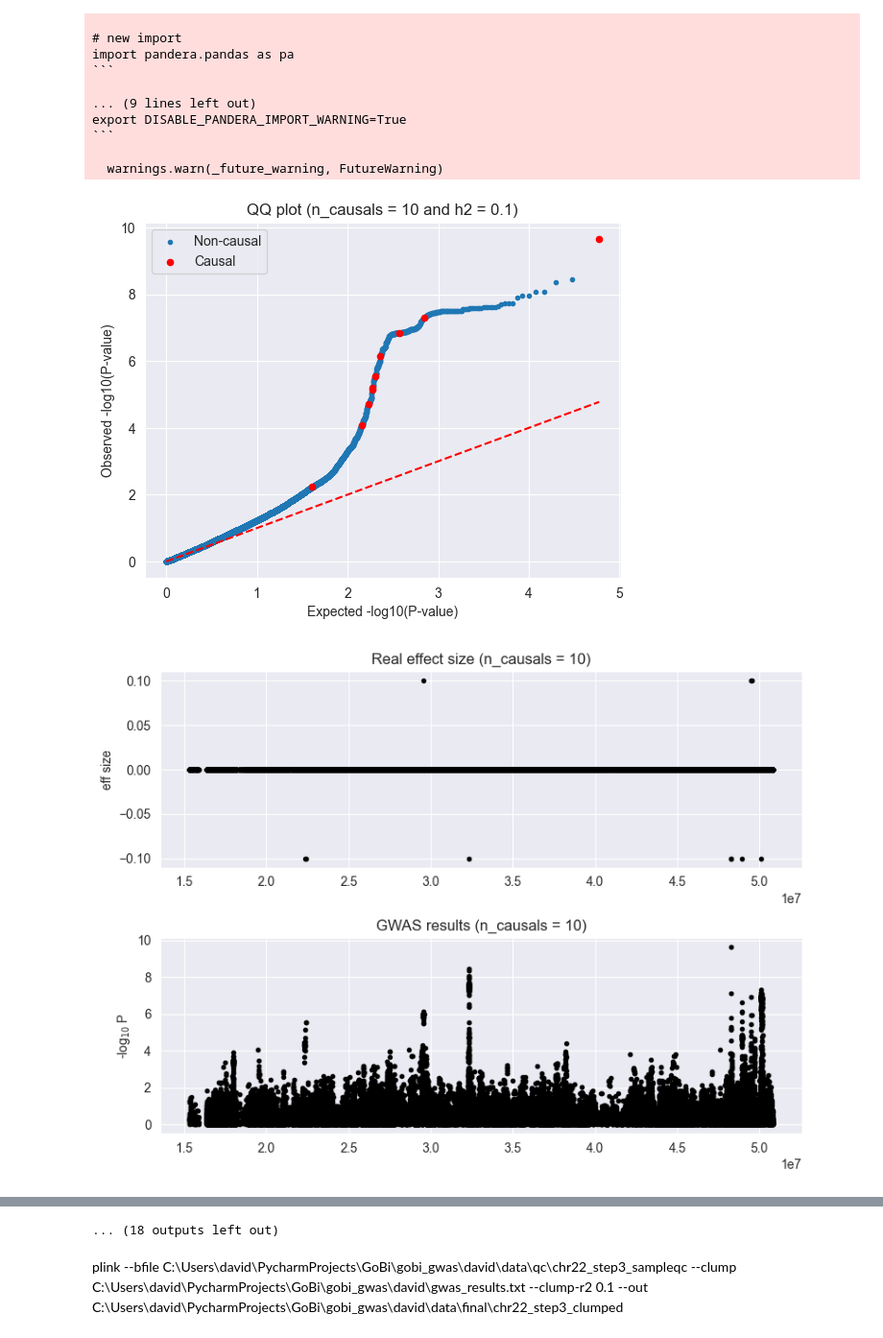
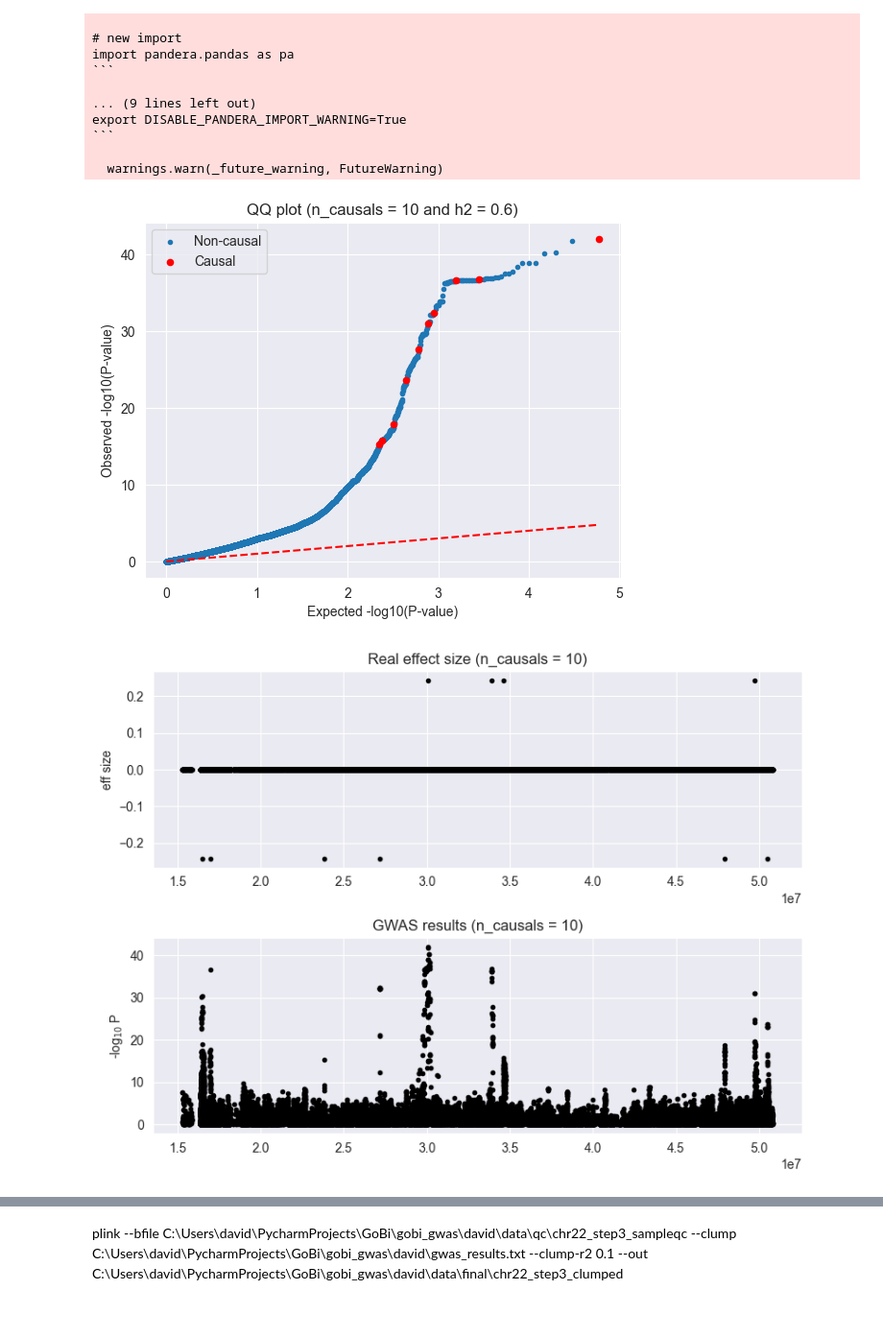
Before and after one commit to sueoglu/gobi_gwas, a Jupyter notebook: david/david_gwas.ipynb, the cells around one changed output, grey strips where cells are left out. Shown at 96% size. Cells and saved outputs as stored; diff of their text form; code cells hidden in the pictures.

```diff
--- a/david/david_gwas.ipynb
+++ b/david/david_gwas.ipynb
@@ -126,7 +128,7 @@ def simulate_pheno(X, idx_caus, var_expl, direction=None):
 
     # If no direction is provided, randomly assign a positive or negative direction for each causal variant.
     if direction is None:
-        direction = 2. * (np.random.rand(len(idx_caus)) > 0.5) - 1.
+        direction = 2. * (rng.random(len(idx_caus)) > 0.5) - 1.
     # Ensure that the number of directions matches the number of causal variant indices.
     assert len(idx_caus) == len(direction)
 
@@ -145,7 +147,7 @@ def simulate_pheno(X, idx_caus, var_expl, direction=None):
     # Compute the genetic component of the phenotype.
     yg = Xc.dot(beta)[:, None]
     # Compute the noise component of the phenotype.
-    yn = np.sqrt(ve) * np.random.randn(X.shape[0], 1)
+    yn = np.sqrt(ve) * rng.standard_normal((X.shape[0], 1))
 
     # Sum the genetic and noise components to get the simulated phenotype.
     y = yg + yn
@@ -209,35 +210,35 @@ from sklearn.model_selection import train_test_split
 # %%
 X_train, X_test = train_test_split(X_real, test_size=0.3, random_state=42)
 # %%
-n_causals = [10,20,50,75,100]
-h2s = [0.1,0.3,0.6]
+n_causals = [10] #[10,20,50,75,100]
+h2s = [0.6] #[0.1,0.3,0.6]
 for n_c in n_causals:
     for n_h2 in h2s:
       idx_caus = rng.choice(X_real.shape[1], size=n_c, replace=False)
       var_expl = np.full(n_c, n_h2 / n_c)
       y, beta_real = simulate_pheno(X_real, idx_caus, var_expl)
       X_train, X_test, y_train, y_test = train_test_split(X_real, y, test_size=0.3, random_state=42)
       F = np.ones_like(y_train)
       lmm = LMM(y_train, F)
       lmm.process(X_train)
       pv = lmm.getPv()
       beta = lmm.getBetaSNP()
       beta_ste = lmm.getBetaSNPste()
       qq_plot(None,pv, idx_caus)
       plt.title(f"QQ plot (n_causals = {n_c} and h2 = {n_h2})")
       plt.show()
       x = bim['pos'].values
       plt.figure(figsize=(8,6))
       plt.subplot(211)
       plt.title(f'Real effect size (n_causals = {n_c})')
       plt.plot(x, beta_real, '.k')
       plt.ylabel('eff size')
       plt.subplot(212)
       plt.title(f'GWAS results (n_causals = {n_c})')
       plt.plot(x, -np.log10(pv), '.k')
       plt.ylabel('-log$_{10}$ P')
       plt.tight_layout()
       plt.show()
 # %% [output]
-[figure, old version]
+[figure, new version]
-[figure, old version]
+[figure, new version]
@@ -254,4 +245,3 @@ for n_c in n_causals:
-... (18 outputs left out)
 # %%
 gwas_df = pd.DataFrame({
     'CHR': bim['chrom'],
```
Also changed, not shown: parts of 4 cells of this notebook, 2 other files.
